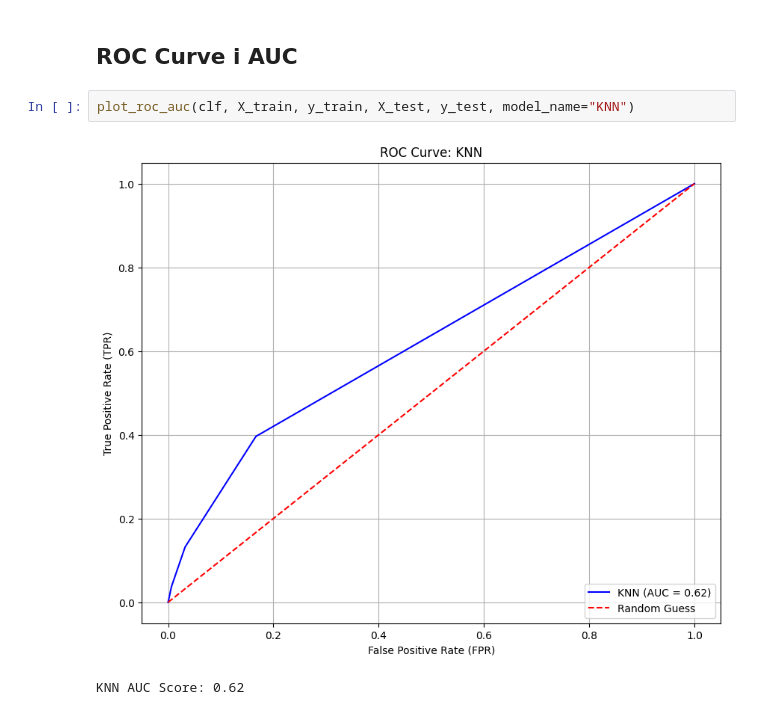
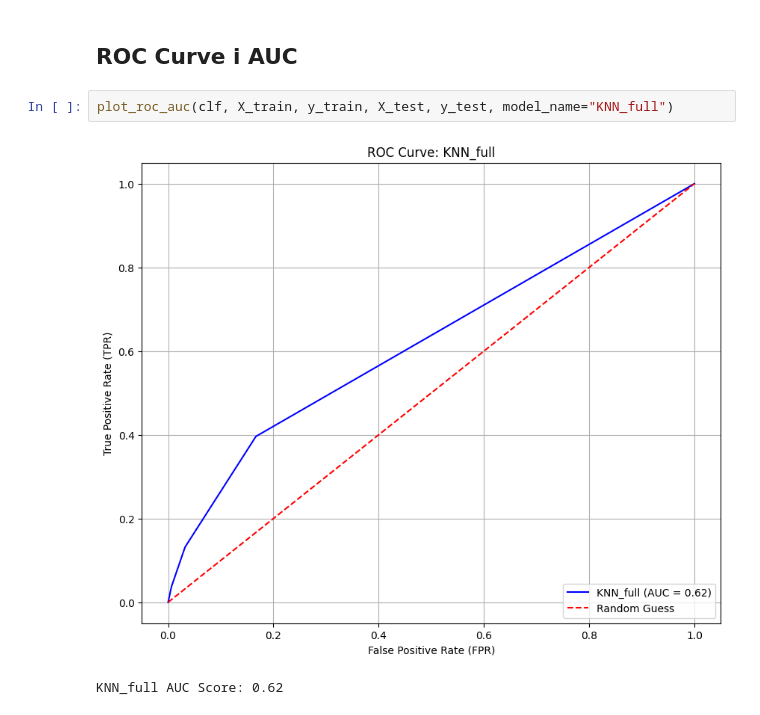
Before and after one commit to DCC-UAB/ACproject--11, a Jupyter notebook: KNN.ipynb, the cells around one changed output. Saved outputs shown, nothing was run; the diff lists cells and outputs as text.

```diff
--- a/KNN.ipynb
+++ b/KNN.ipynb
@@ -50,7 +65,7 @@ F1 Score: 0.1870
 # %% [markdown]
 ## ROC Curve i AUC
 # %%
-plot_roc_auc(clf, X_train, y_train, X_test, y_test, model_name="KNN")
+plot_roc_auc(clf, X_train, y_train, X_test, y_test, model_name="KNN_full")
 # %% [output]
-[figure, old version]
+[figure, new version]
-KNN AUC Score: 0.62
+KNN_full AUC Score: 0.62
```
Also changed, not shown: parts of 5 cells of this notebook, 26 other files.
